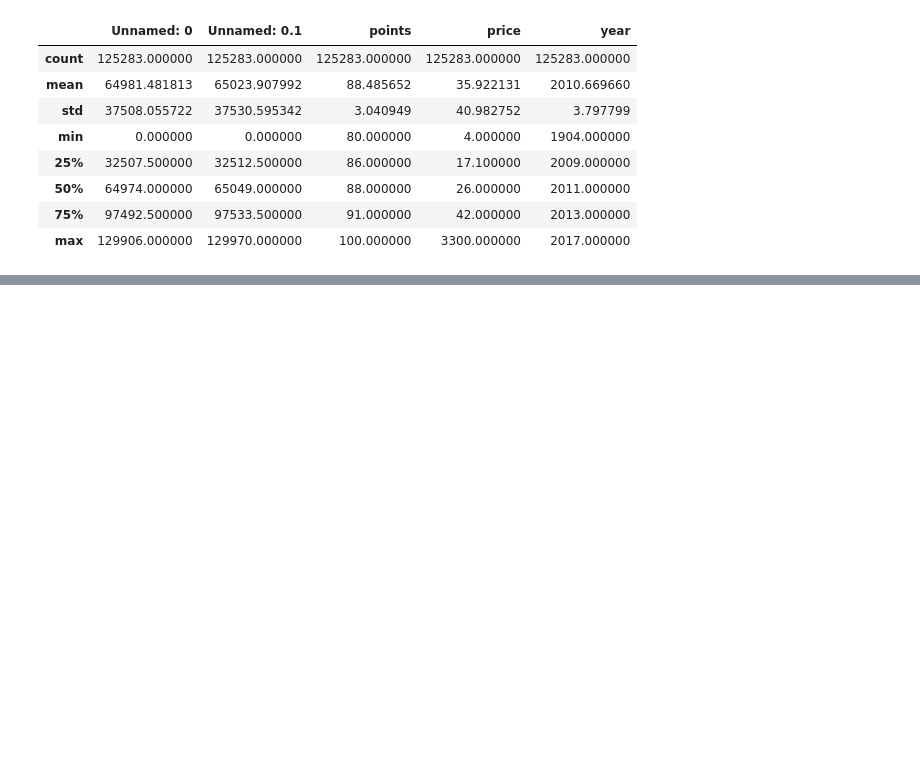
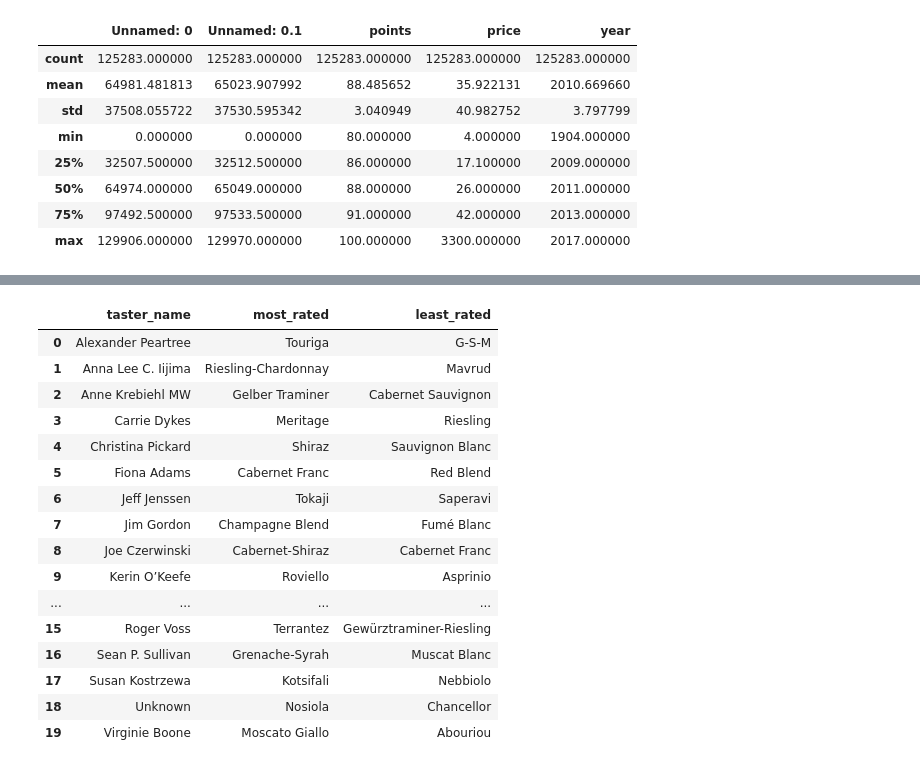
Before and after one commit to LaBruma/PosgradoAI, a Jupyter notebook: ML1/TP_Final/VinosReview.ipynb, the cells around one changed output, grey strips where cells are left out. Saved outputs shown, nothing was run; the diff lists cells and outputs as text; code cells hidden in the pictures; blank space fills up the shorter version.

```diff
--- a/ML1/TP_Final/VinosReview.ipynb
+++ b/ML1/TP_Final/VinosReview.ipynb
@@ -364,0 +527,31 @@ Una vez hecha la limpieza de datos podemos empezar a ver cómo es que está la i
+# %%
+# Veamos ahora
+agg_op2 = ds.groupby(['taster_name','variety']).agg({
+    'points':'mean',
+    'price':'mean'
+})
+agg_op2.columns = ['mean_points','mean_price']
+idmaxmin = agg_op2.groupby("taster_name").agg({"mean_points": ['idxmax', 'idxmin']})
+
+tastermaxmin = pd.DataFrame(columns=['taster_name'], data=idmaxmin.index.values)
+tastermaxmin['most_rated'] = idmaxmin.iloc[:,0].apply(lambda x: x[1]).values
+tastermaxmin['least_rated'] = idmaxmin.iloc[:,1].apply(lambda x: x[1]).values
+tastermaxmin
+# %% [output]
+|  | taster_name | most_rated | least_rated |
+| 0 | Alexander Peartree | Touriga | G-S-M |
+| 1 | Anna Lee C. Iijima | Riesling-Chardonnay | Mavrud |
+| 2 | Anne Krebiehl MW | Gelber Traminer | Cabernet Sauvignon |
+| 3 | Carrie Dykes | Meritage | Riesling |
+| 4 | Christina Pickard | Shiraz | Sauvignon Blanc |
+| 5 | Fiona Adams | Cabernet Franc | Red Blend |
+| 6 | Jeff Jenssen | Tokaji | Saperavi |
+| 7 | Jim Gordon | Champagne Blend | Fumé Blanc |
+| 8 | Joe Czerwinski | Cabernet-Shiraz | Cabernet Franc |
+| 9 | Kerin O’Keefe | Roviello | Asprinio |
+| ... | ... | ... | ... |
+| 15 | Roger Voss | Terrantez | Gewürztraminer-Riesling |
+| 16 | Sean P. Sullivan | Grenache-Syrah | Muscat Blanc |
+| 17 | Susan Kostrzewa | Kotsifali | Nebbiolo |
+| 18 | Unknown | Nosiola | Chancellor |
+| 19 | Virginie Boone | Moscato Giallo | Abouriou |
```
Also changed, not shown: parts of 37 cells of this notebook, 4 other files.
